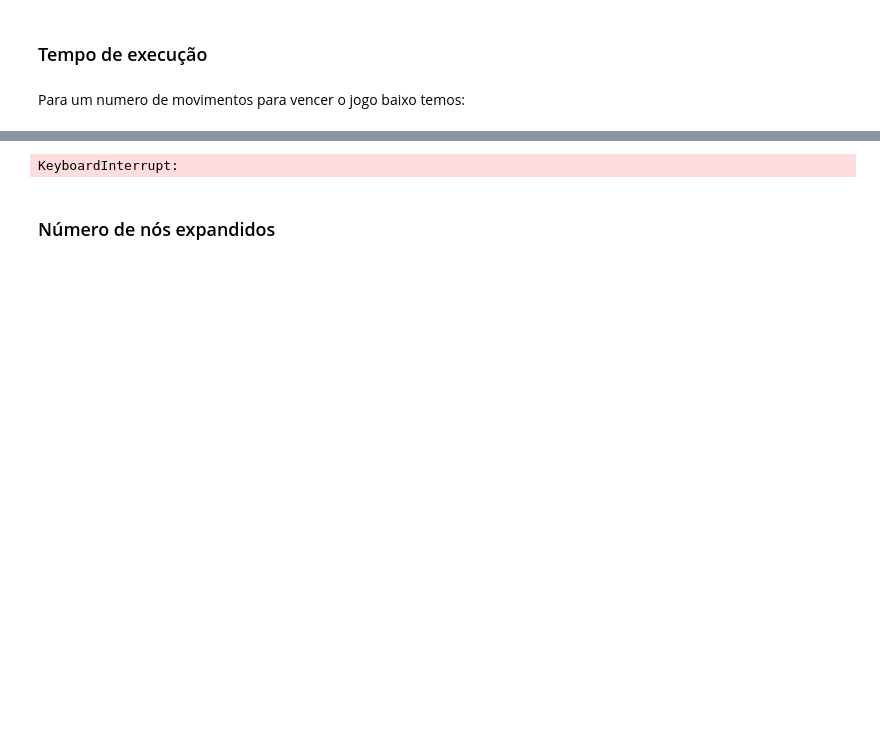
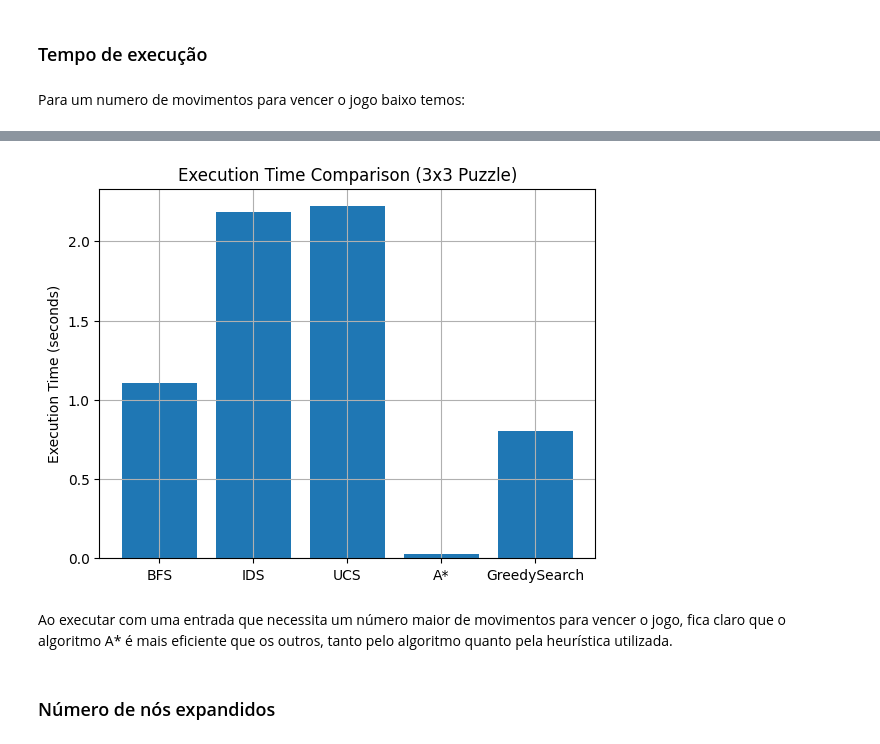
Before and after one commit to caiotcunha/UFMG-works, a Jupyter notebook: Introdução à inteligencia artificial/tests.ipynb, the cells around one changed output, grey strips where cells are left out. Saved outputs shown, nothing was run; the diff lists cells and outputs as text; code cells hidden in the pictures; blank space fills up the shorter version.

```diff
--- a/Introdução à inteligencia artificial/tests.ipynb
+++ b/Introdução à inteligencia artificial/tests.ipynb
@@ -134,6 +123,8 @@ Podemos perceber que o algoritmo de busca em largura é o mais lento, e o A* é
 # %%
-test_execution_time(medium_number_of_moves)
+test_execution_time(high_number_of_moves)
 # %% [output]
-KeyboardInterrupt:
+[figure, added]
+# %% [markdown]
+Ao executar com uma entrada que necessita um número maior de movimentos para vencer o jogo, fica claro que o algoritmo A* é mais eficiente que os outros, tanto pelo algoritmo quanto pela heurística utilizada.
 # %% [markdown]
 ### Número de nós expandidos
```
Also changed, not shown: parts of 9 cells of this notebook, 4 other files.
